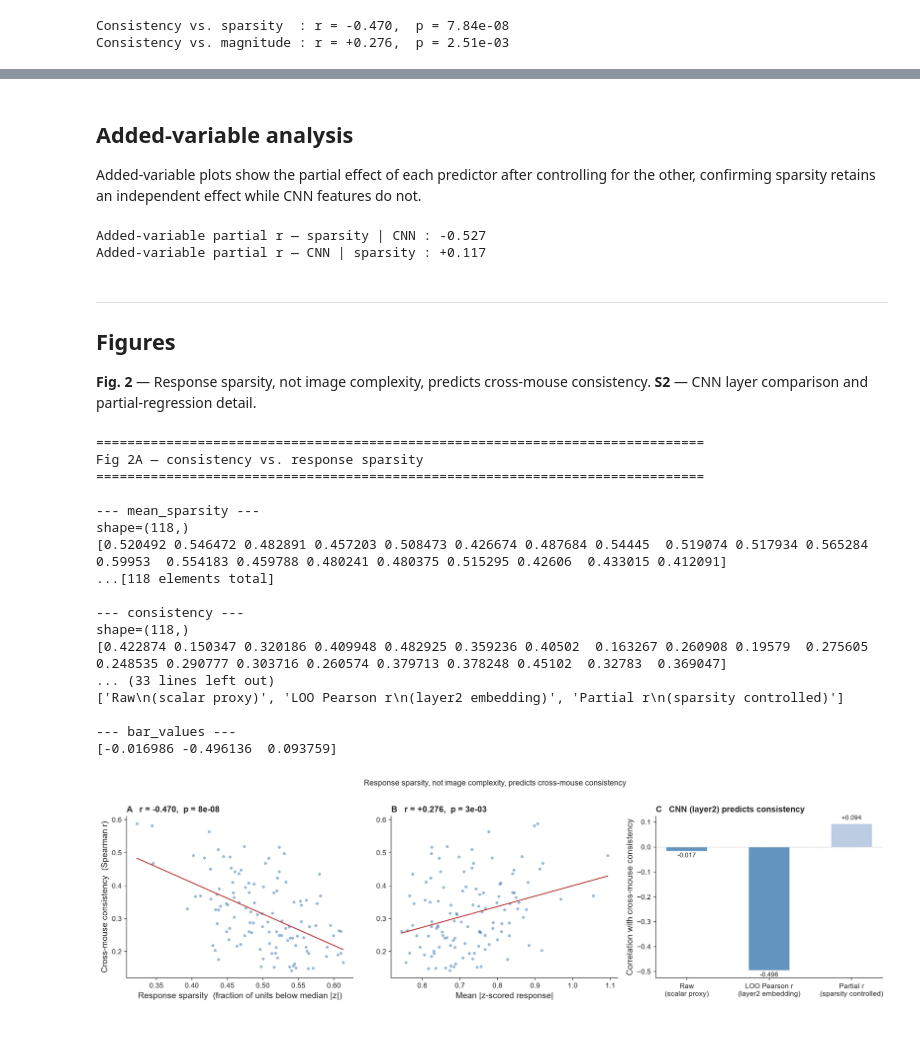
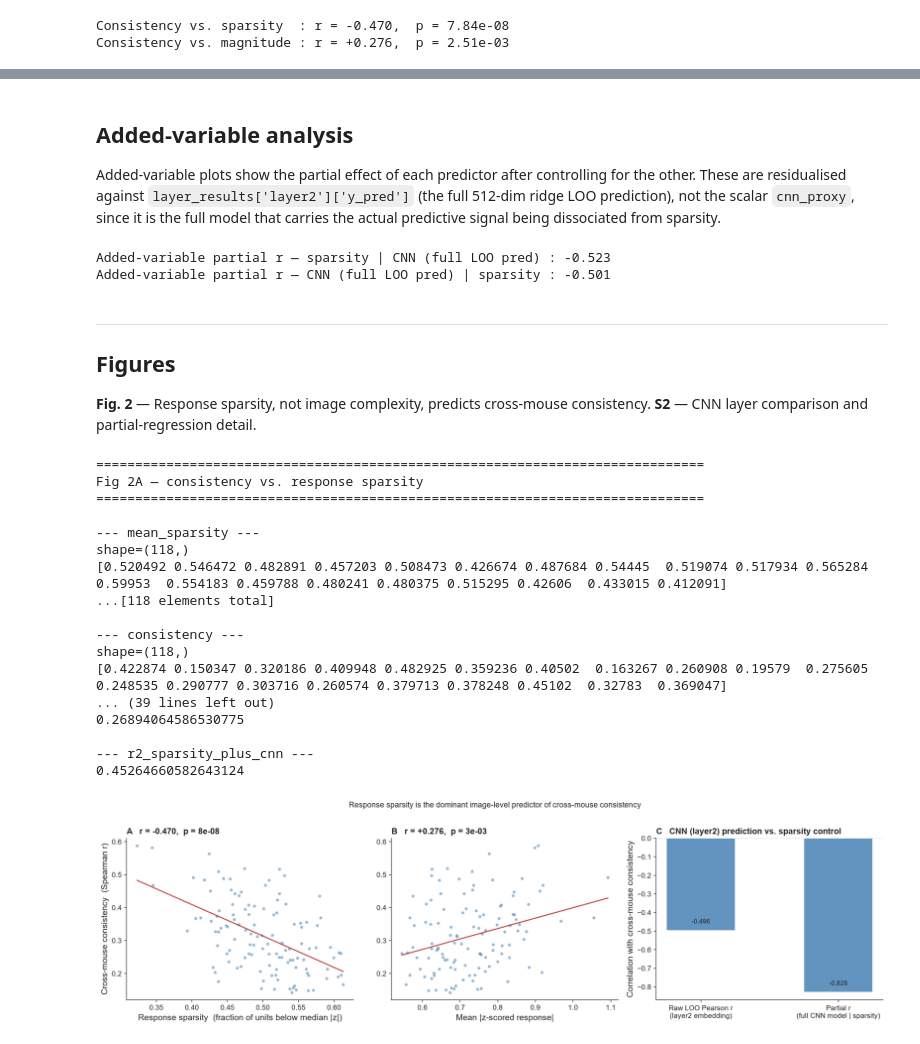
Before and after one commit to Jana-HQ/cross-mouse-v1-rsa, a Jupyter notebook: src/part2_image_predictors.ipynb, the cells around one changed output, grey strips where cells are left out. Cells and saved outputs as stored; diff of their text form; code cells hidden in the pictures.

```diff
--- a/src/part2_image_predictors.ipynb
+++ b/src/part2_image_predictors.ipynb
@@ -132,13 +138,33 @@ def partial_spearman(x, y, cov):
     return spearmanr(resid(x, cov), resid(y, cov))
 
 
+# ── Diagnostic only: scalar mean-activation proxy (weak raw predictor) ────────
 cnn_proxy   = layer_emb[CNN_PRIMARY].mean(axis=1)   # scalar per image
 r_raw, p_raw = spearmanr(cnn_proxy, consistency)
 r_par, p_par = partial_spearman(cnn_proxy, consistency, mean_sparsity)
 
-print(f'\n{CNN_PRIMARY} mean activation vs consistency:')
+print(f'\n[diagnostic] {CNN_PRIMARY} mean activation (scalar proxy) vs consistency:')
 print(f'  Raw Spearman r            : {r_raw:+.3f},  p = {p_raw:.2e}')
 print(f'  Partial r (sparsity ctrl) : {r_par:+.3f},  p = {p_par:.2e}')
+
+# ── Headline test: does the full CNN model (LOO prediction) retain signal ─────
+# ── after controlling for sparsity? ───────────────────────────────────────────
+cnn_pred = layer_results[CNN_PRIMARY]['y_pred']   # full 512-dim ridge LOO prediction
+r_par_full, p_par_full = partial_spearman(cnn_pred, consistency, mean_sparsity)
+
+r2_sparsity_only = LinearRegression().fit(
+    mean_sparsity.reshape(-1, 1), consistency).score(
+    mean_sparsity.reshape(-1, 1), consistency)
+X_nested = np.column_stack([mean_sparsity, cnn_pred])
+r2_sparsity_plus_cnn = LinearRegression().fit(
+    X_nested, consistency).score(X_nested, consistency)
+
+print(f'\n{CNN_PRIMARY} full LOO-prediction vs consistency:')
+print(f'  Raw LOO Pearson r                  : {layer_results[CNN_PRIMARY]["r"]:+.3f}')
+print(f'  Partial r (sparsity ctrl)          : {r_par_full:+.3f},  p = {p_par_full:.2e}')
+print(f'  R² sparsity alone                  : {r2_sparsity_only:.3f}')
+print(f'  R² sparsity + CNN LOO prediction   : {r2_sparsity_plus_cnn:.3f}')
+print(f'  Delta R² from adding CNN prediction : {r2_sparsity_plus_cnn - r2_sparsity_only:+.3f}')
 # %% [output]
   layer1: LOO r = -0.298,  R² = 0.089,  p = 1.03e-03
   layer2: LOO r = -0.496,  R² = 0.246,  p = 1.11e-08
@@ -153,8 +186,10 @@ layer2 mean activation vs consistency:
 ## Added-variable analysis
 
 Added-variable plots show the partial effect of each predictor after
-controlling for the other, confirming sparsity retains an independent
-effect while CNN features do not.
+controlling for the other. These are residualised against
+`layer_results['layer2']['y_pred']` (the full 512-dim ridge LOO prediction),
+not the scalar `cnn_proxy`, since it is the full model that carries the
+actual predictive signal being dissociated from sparsity.
 # %%
 def ols_resid(y, x):
     """Residuals of y ~ x (OLS, with intercept)."""
@@ -162,18 +197,18 @@ def ols_resid(y, x):
     b  = np.linalg.lstsq(X_, y, rcond=None)[0]
     return y - X_ @ b
 
-resid_cons_vs_cnn     = ols_resid(consistency,  cnn_proxy)
-resid_sp_vs_cnn       = ols_resid(mean_sparsity, cnn_proxy)
+resid_cons_vs_cnn     = ols_resid(consistency,  cnn_pred)
+resid_sp_vs_cnn       = ols_resid(mean_sparsity, cnn_pred)
 resid_cons_vs_sp      = ols_resid(consistency,  mean_sparsity)
-resid_cnn_vs_sp       = ols_resid(cnn_proxy,     mean_sparsity)
+resid_cnn_vs_sp       = ols_resid(cnn_pred,      mean_sparsity)
 
 r_av_sp,  _ = pearsonr(resid_sp_vs_cnn,  resid_cons_vs_cnn)
 r_av_cnn, _ = pearsonr(resid_cnn_vs_sp,  resid_cons_vs_sp)
-print(f'Added-variable partial r — sparsity | CNN : {r_av_sp:+.3f}')
-print(f'Added-variable partial r — CNN | sparsity : {r_av_cnn:+.3f}')
+print(f'Added-variable partial r — sparsity | CNN (full LOO pred) : {r_av_sp:+.3f}')
+print(f'Added-variable partial r — CNN (full LOO pred) | sparsity : {r_av_cnn:+.3f}')
 # %% [output]
-Added-variable partial r — sparsity | CNN : -0.527
-Added-variable partial r — CNN | sparsity : +0.117
+Added-variable partial r — sparsity | CNN (full LOO pred) : -0.523
+Added-variable partial r — CNN (full LOO pred) | sparsity : -0.501
 # %% [markdown]
 ---
 ## Figures
@@ -200,26 +235,24 @@ scatter_with_fit(axes[0], mean_sparsity, consistency, r_sp, p_sp,
 scatter_with_fit(axes[1], mean_magnitude, consistency, r_mag, p_mag,
                  'Mean |z-scored response|', 'B')
 
-# Panel C: bar comparing LOO r vs. partial r for CNN
+# Panel C: bar comparing raw LOO r vs. partial r for the full CNN model
 ax = axes[2]
-bar_vals   = [r_raw, layer_results[CNN_PRIMARY]['r'], r_par]
-bar_labels = ['Raw\n(scalar proxy)', f'LOO Pearson r\n({CNN_PRIMARY} embedding)',
-              'Partial r\n(sparsity controlled)']
-bar_colors = [COL_NS if abs(v) > 0.1 and p_raw < 0.05 else 'lightsteelblue'
-              for v in bar_vals]
-bar_colors = [COL_NS, COL_NS, 'lightsteelblue']   # LOO sig, partial n.s.
+bar_vals   = [layer_results[CNN_PRIMARY]['r'], r_par_full]
+bar_labels = [f'Raw LOO Pearson r\n({CNN_PRIMARY} embedding)',
+              'Partial r\n(full CNN model | sparsity)']
+bar_colors = [COL_NS, COL_NS if p_par_full < 0.05 else 'lightsteelblue']
 bars = ax.bar(bar_labels, bar_vals, color=bar_colors, alpha=0.85, width=0.5)
 for bar, v in zip(bars, bar_vals):
     ax.text(bar.get_x() + bar.get_width() / 2,
-            v + (0.01 if v >= 0 else -0.03),
+            v + (0.03),
             f'{v:+.3f}', ha='center', va='bottom', fontsize=9)
 ax.axhline(0, color='gray', linestyle=':', linewidth=0.8)
 ax.set_ylabel('Correlation with cross-mouse consistency')
-ax.set_title(f'C   CNN ({CNN_PRIMARY}) predicts consistency',
+ax.set_title(f'C   CNN ({CNN_PRIMARY}) prediction vs. sparsity control',
              loc='left', fontweight='bold', pad=6)
 ax.spines[['top', 'right']].set_visible(False)
 
-fig.suptitle('Response sparsity, not image complexity, predicts cross-mouse consistency',
+fig.suptitle('Response sparsity is the dominant image-level predictor of cross-mouse consistency',
              fontsize=11, y=1.01)
 
 print_figure_data(
@@ -231,39 +264,41 @@ print_figure_data(
 )
 print_figure_data(
     'Fig 2B — consistency vs. response magnitude',
     mean_magnitude=mean_magnitude,
     consistency=consistency,
     spearman_r=r_mag,
     spearman_p=p_mag,
 )
 print_figure_data(
-    f'Fig 2C — CNN ({CNN_PRIMARY}) correlation comparison (raw vs. LOO vs. partial)',
+    f'Fig 2C — CNN ({CNN_PRIMARY}) full-model raw LOO r vs. partial r (sparsity controlled)',
     bar_labels=bar_labels,
     bar_values=np.array(bar_vals),
+    r2_sparsity_only=r2_sparsity_only,
+    r2_sparsity_plus_cnn=r2_sparsity_plus_cnn,
 )
 
 plt.tight_layout()
 plt.savefig(FIGURES_DIR / 'fig2_image_predictors.png', bbox_inches='tight')
 plt.show()
 # %% [output]
 ==============================================================================
 Fig 2A — consistency vs. response sparsity
 ==============================================================================
 
 --- mean_sparsity ---
 shape=(118,)
 [0.520492 0.546472 0.482891 0.457203 0.508473 0.426674 0.487684 0.54445  0.519074 0.517934 0.565284 0.59953  0.554183 0.459788 0.480241 0.480375 0.515295 0.42606  0.433015 0.412091]
 ...[118 elements total]
 
 --- consistency ---
 shape=(118,)
 [0.422874 0.150347 0.320186 0.409948 0.482925 0.359236 0.40502  0.163267 0.260908 0.19579  0.275605 0.248535 0.290777 0.303716 0.260574 0.379713 0.378248 0.45102  0.32783  0.369047]
-... (33 lines left out)
-['Raw\n(scalar proxy)', 'LOO Pearson r\n(layer2 embedding)', 'Partial r\n(sparsity controlled)']
+... (39 lines left out)
+0.26894064586530775
 
---- bar_values ---
-[-0.016986 -0.496136  0.093759]
+--- r2_sparsity_plus_cnn ---
+0.45264660582643124
-[figure, old version]
+[figure, new version]
 # %%
 fig, axes = plt.subplots(1, 2, figsize=(13, 4.5))
 
```
Also changed, not shown: parts of 5 cells of this notebook, 11 other files.
